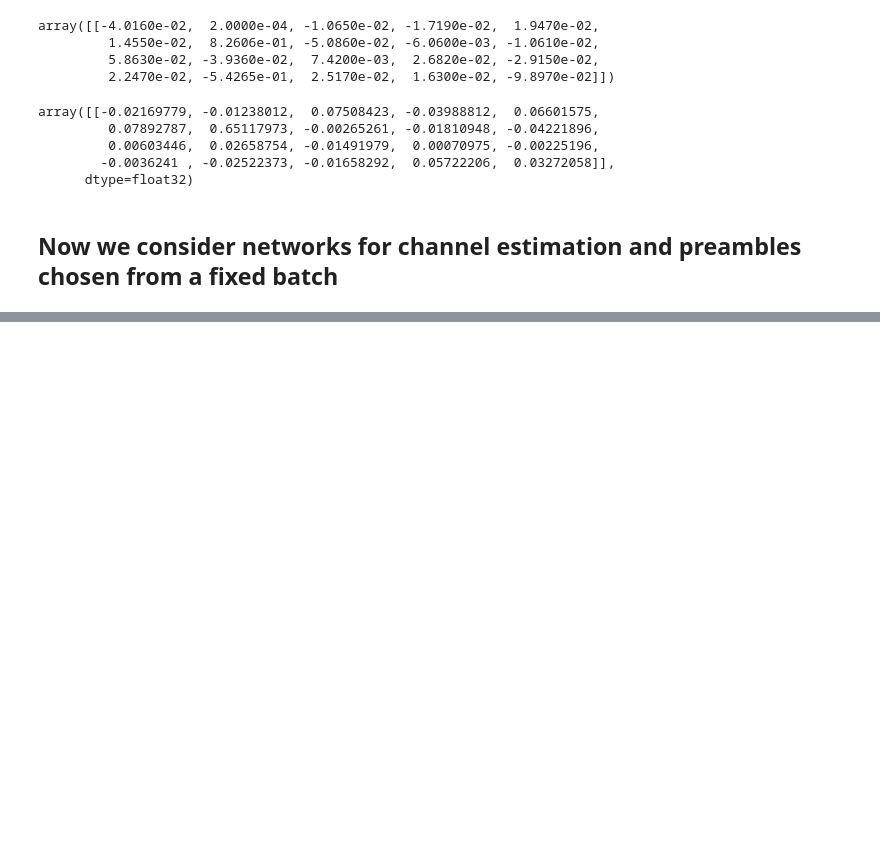
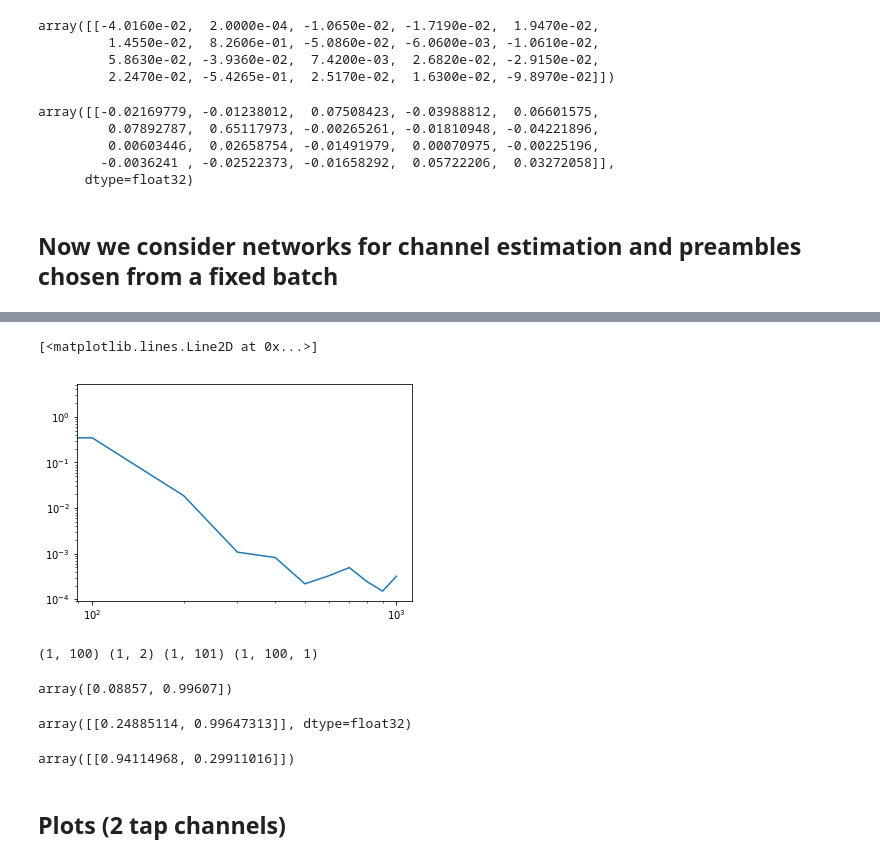
Before and after one commit to laurabrink13/Equalization, a Jupyter notebook: ConvNet -- Channel Estimation.ipynb, the cells around one changed output, grey strips where cells are left out. Drawn from its saved outputs; the diff is of its cells as text; code cells hidden in the pictures; blank space fills up the shorter version.

```diff
--- a/ConvNet -- Channel Estimation.ipynb
+++ b/ConvNet -- Channel Estimation.ipynb
@@ -513,0 +679,22 @@ def build_network3(params=None):
+# %%
+plt.loglog(loss_plot[0], loss_plot[1])
+# %% [output]
+[<matplotlib.lines.Line2D at 0x...>]
+[figure, added]
+# %%
+#preamble=gen_preamble()
+#channels = gen_channel(N=1,length=2)
+received = apply_channel(channels, preamble, snr=1e-2)
+received_ = received[:,:-1].reshape((1,100,1))
+print(preamble.shape, channels.shape, received.shape,received_.shape)
+# %% [output]
+(1, 100) (1, 2) (1, 101) (1, 100, 1)
+# %%
+np.around(channels[0],5)
+# %% [output]
+array([0.08857, 0.99607])
+# %%
+sess.run(outputs[0], feed_dict={inputs[0]:preamble.reshape((1, 100, 1)),
+                         inputs[1]:received_})
+# %% [output]
+array([[0.24885114, 0.99647313]], dtype=float32)
@@ -513,0 +712,6 @@ def build_network3(params=None):
+# %%
+LS_channel_est(preamble, received[1])
+# %% [output]
+array([[0.94114968, 0.29911016]])
+# %% [markdown]
+## Plots (2 tap channels)
```
Also changed, not shown: parts of 44 cells of this notebook.
